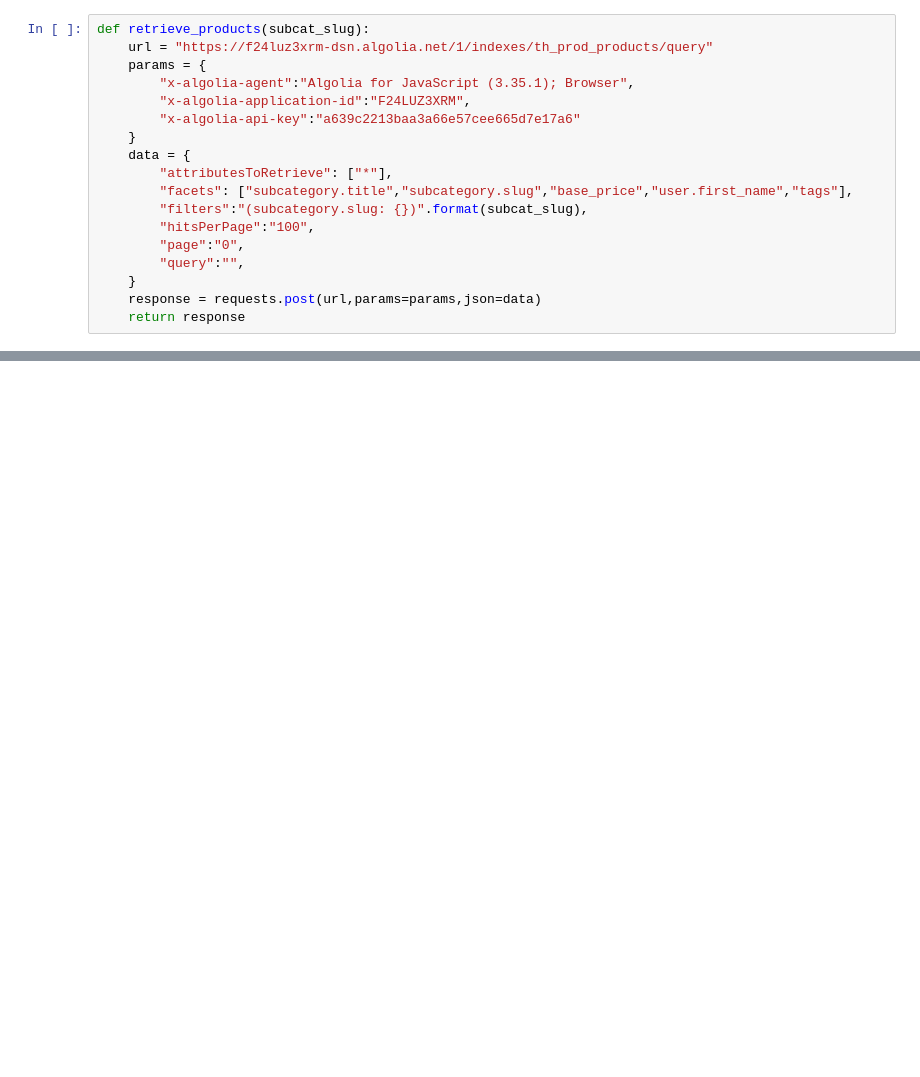
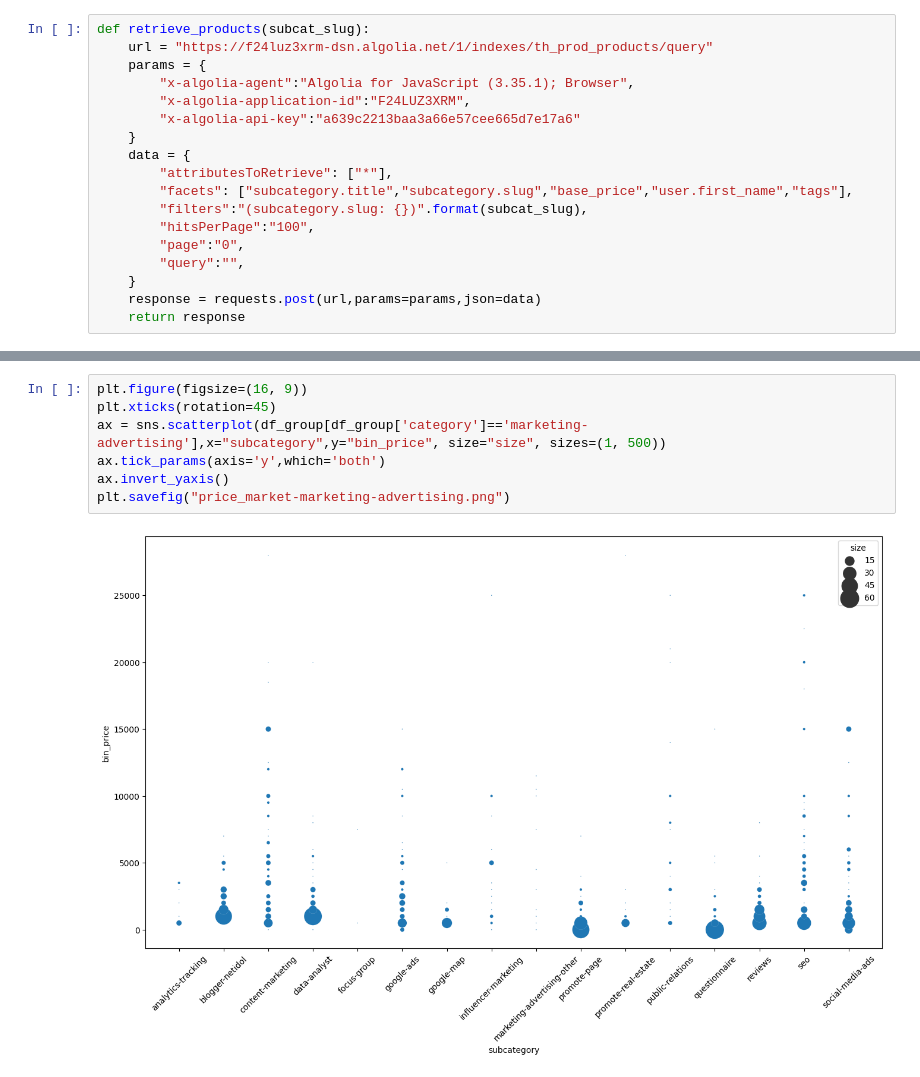
Before and after one commit to PhakphumV/fastwork-commission-table, a Jupyter notebook: 02-pricing-scapper.ipynb, the cells around one changed output, grey strips where cells are left out. Drawn from its saved outputs; the diff is of its cells as text; blank space fills up the shorter version.

```diff
--- a/02-pricing-scapper.ipynb
+++ b/02-pricing-scapper.ipynb
@@ -88,0 +123,9 @@ ax = sns.swarmplot(df_all,x="category",y="bin_price")
+# %%
+plt.figure(figsize=(16, 9))
+plt.xticks(rotation=45)
+ax = sns.scatterplot(df_group[df_group['category']=='marketing-advertising'],x="subcategory",y="bin_price", size="size", sizes=(1, 500))
+ax.tick_params(axis='y',which='both')
+ax.invert_yaxis()
+plt.savefig("price_market-marketing-advertising.png")
+# %% [output]
+[figure, added]
```
Also changed, not shown: parts of 14 cells of this notebook, 7 other files.
